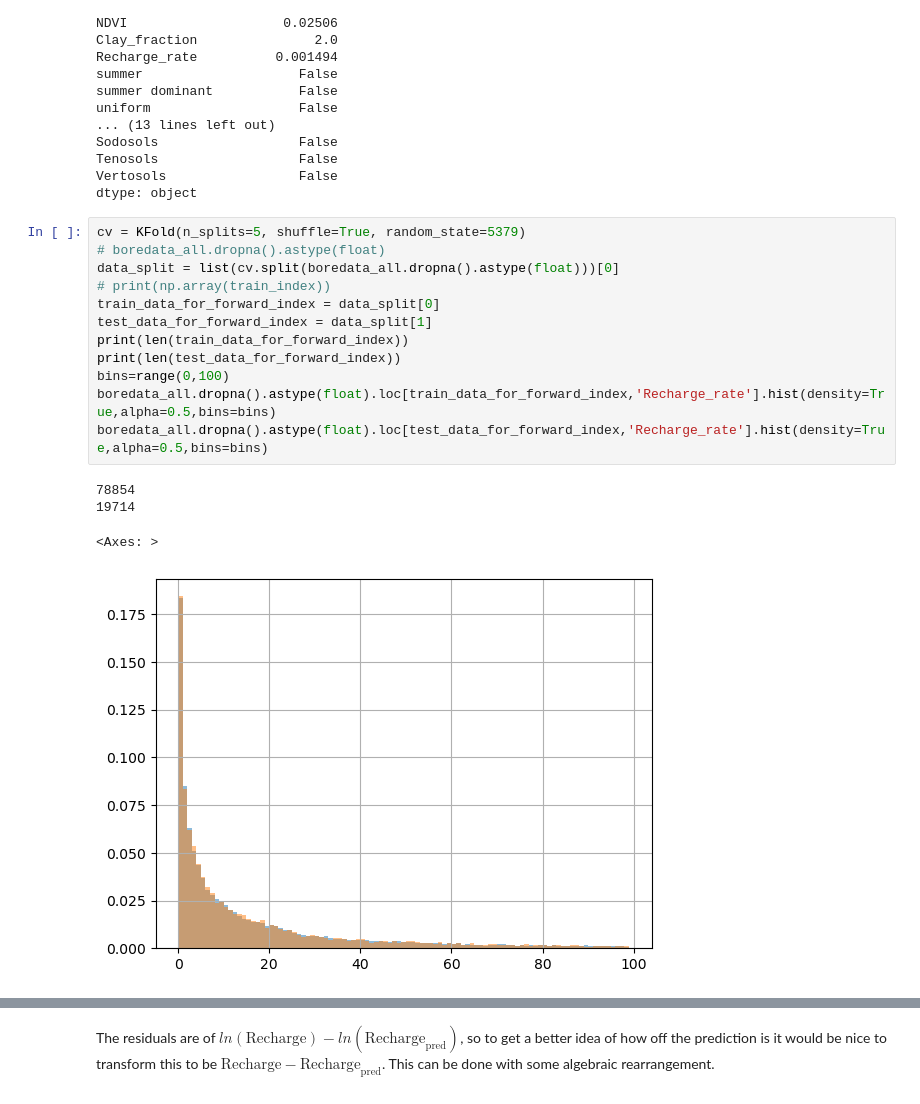
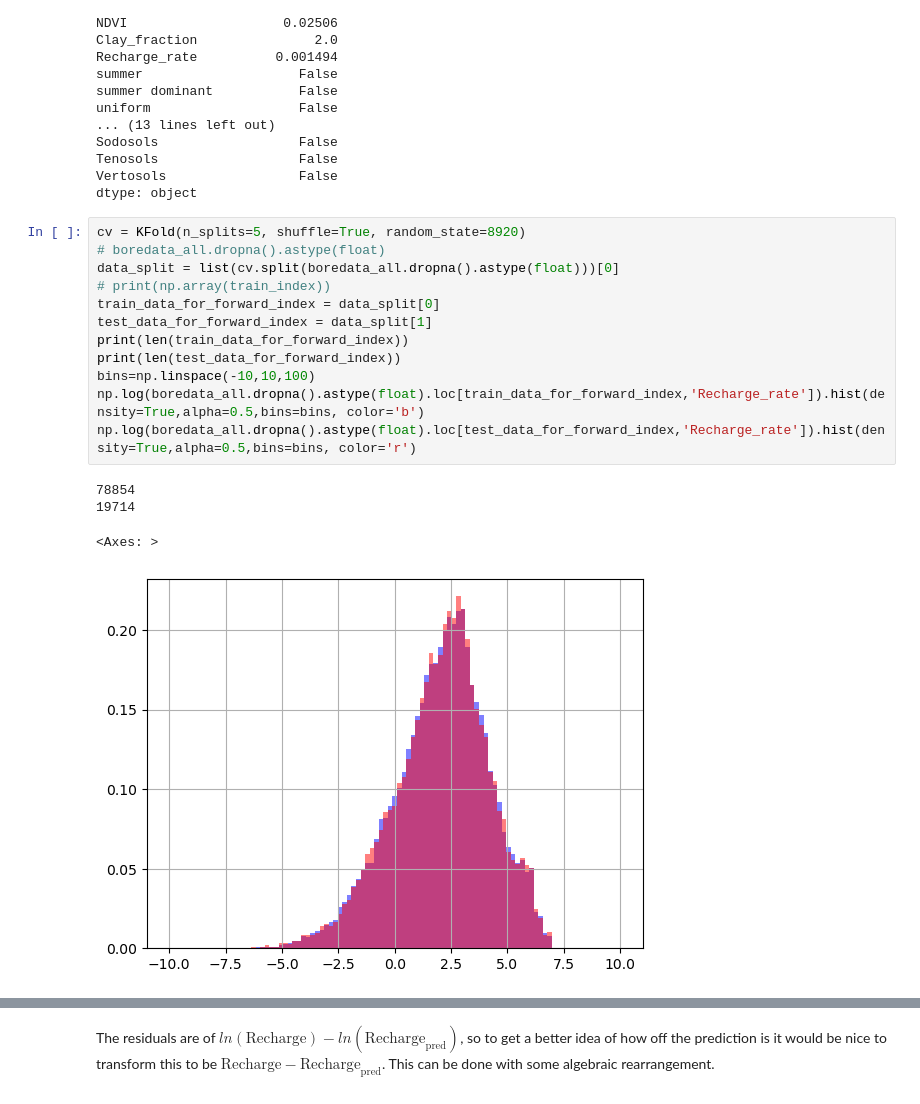
Before and after one commit to Matei-Stoica-Uni/Capstone-Case-Study---Australia, a Jupyter notebook: AUS_gw_recharge_capstonecasestudy.ipynb, the cells around one changed output, grey strips where cells are left out. Cells and saved outputs as stored; diff of their text form.

```diff
--- a/AUS_gw_recharge_capstonecasestudy.ipynb
+++ b/AUS_gw_recharge_capstonecasestudy.ipynb
@@ -442,22 +442,22 @@ Tenosols                  False
 Vertosols                 False
 dtype: object
 # %%
-cv = KFold(n_splits=5, shuffle=True, random_state=5379)
+cv = KFold(n_splits=5, shuffle=True, random_state=8920)
 # boredata_all.dropna().astype(float)
 data_split = list(cv.split(boredata_all.dropna().astype(float)))[0]
 # print(np.array(train_index))
 train_data_for_forward_index = data_split[0]
 test_data_for_forward_index = data_split[1]
 print(len(train_data_for_forward_index))
 print(len(test_data_for_forward_index))
-bins=range(0,100)
-boredata_all.dropna().astype(float).loc[train_data_for_forward_index,'Recharge_rate'].hist(density=True,alpha=0.5,bins=bins)
-boredata_all.dropna().astype(float).loc[test_data_for_forward_index,'Recharge_rate'].hist(density=True,alpha=0.5,bins=bins)
+bins=np.linspace(-10,10,100)
+np.log(boredata_all.dropna().astype(float).loc[train_data_for_forward_index,'Recharge_rate']).hist(density=True,alpha=0.5,bins=bins, color='b')
+np.log(boredata_all.dropna().astype(float).loc[test_data_for_forward_index,'Recharge_rate']).hist(density=True,alpha=0.5,bins=bins, color='r')
 # %% [output]
 78854
 19714
 <Axes: >
-[figure, old version]
+[figure, new version]
 # %%
 warnings.filterwarnings("error")
 
```
Also changed, not shown: parts of 6 cells of this notebook.
